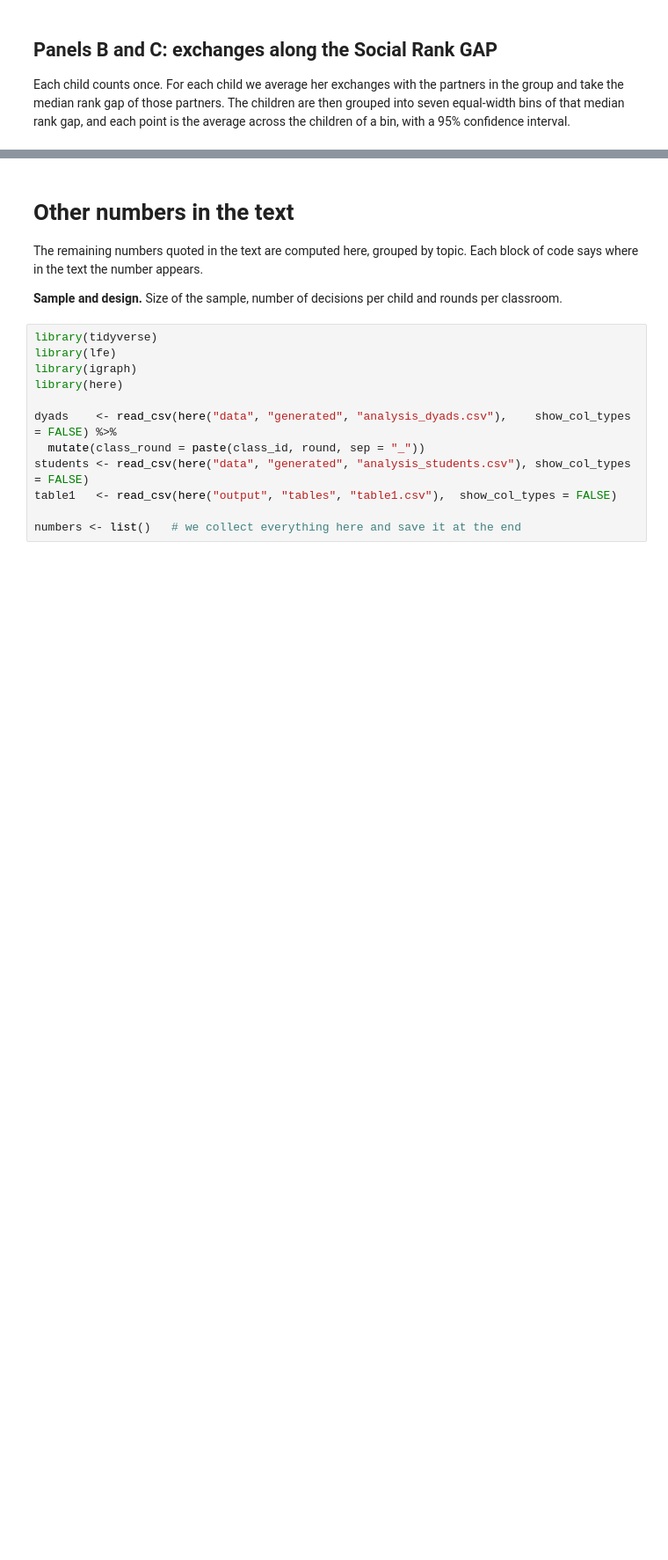
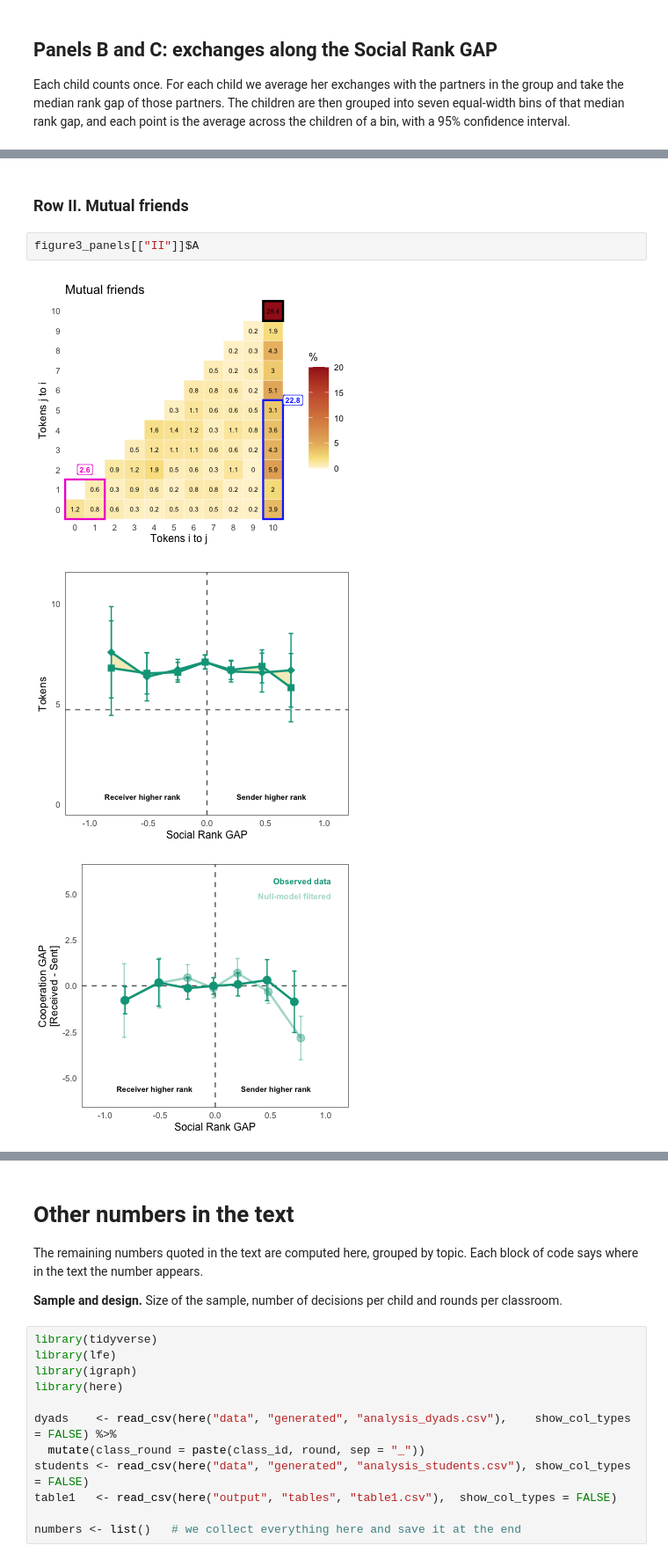
Before and after one commit to melanieoyarzun/patio-en-red, a Jupyter notebook: notebooks/main/02_main_results.ipynb, the cells around one changed output, grey strips where cells are left out. Shown at 88% size. Cells and saved outputs as stored; diff of their text form; blank space fills up the shorter version.

```diff
--- a/notebooks/main/02_main_results.ipynb
+++ b/notebooks/main/02_main_results.ipynb
@@ -1023,0 +1014,8 @@ write_csv(binned,        here("output", "tables", "figure3_binned_means.csv"))
+# %% [markdown]
+### Row II. Mutual friends
+# %%
+figure3_panels[["II"]]$A
+# %% [output]
+[figure, added]
+[figure, added]
+[figure, added]
```
Also changed, not shown: parts of 19 cells of this notebook, 14 other files.
